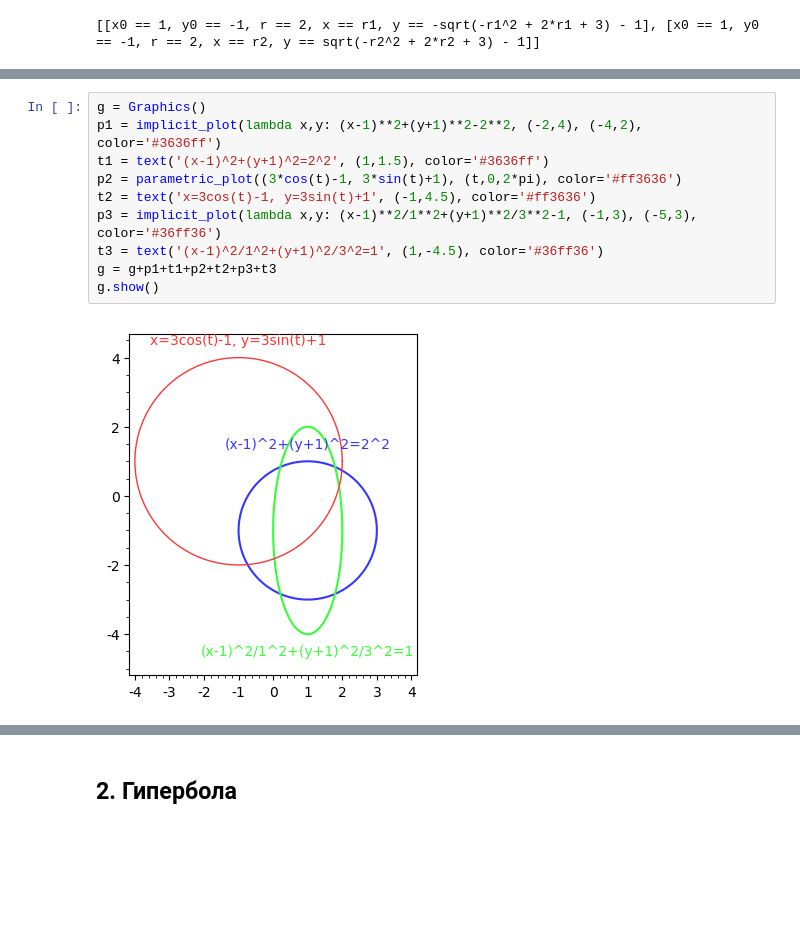
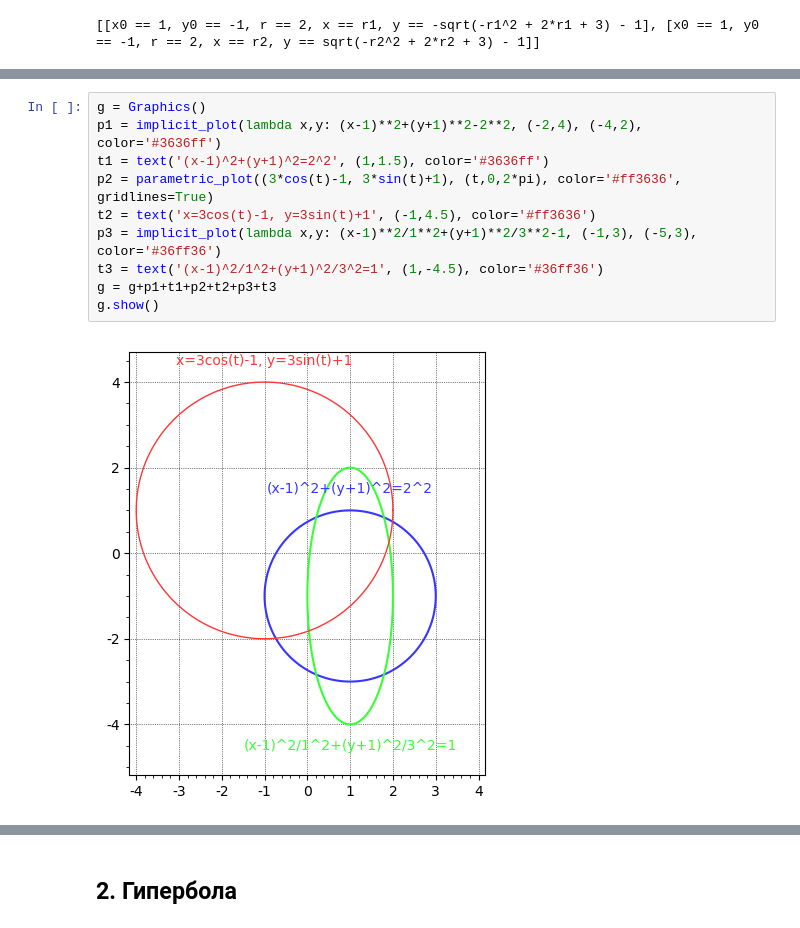
Before and after one commit to OlgaBelitskaya/linear_algebra_practice, a Jupyter notebook: work1_10.ipynb, the cells around one changed output, grey strips where cells are left out. Saved outputs shown, nothing was run; the diff lists cells and outputs as text; blank space fills up the shorter version.

```diff
--- a/work1_10.ipynb
+++ b/work1_10.ipynb
@@ -62,12 +62,12 @@ solve([eq4, x0==1, y0==-1, a==1, b==3], x0,y0,a,b,x,y)
 # %%
 g = Graphics()
 p1 = implicit_plot(lambda x,y: (x-1)**2+(y+1)**2-2**2, (-2,4), (-4,2), color='#3636ff')
 t1 = text('(x-1)^2+(y+1)^2=2^2', (1,1.5), color='#3636ff')
-p2 = parametric_plot((3*cos(t)-1, 3*sin(t)+1), (t,0,2*pi), color='#ff3636')
+p2 = parametric_plot((3*cos(t)-1, 3*sin(t)+1), (t,0,2*pi), color='#ff3636', gridlines=True)
 t2 = text('x=3cos(t)-1, y=3sin(t)+1', (-1,4.5), color='#ff3636')
 p3 = implicit_plot(lambda x,y: (x-1)**2/1**2+(y+1)**2/3**2-1, (-1,3), (-5,3), color='#36ff36')
 t3 = text('(x-1)^2/1^2+(y+1)^2/3^2=1', (1,-4.5), color='#36ff36')
 g = g+p1+t1+p2+t2+p3+t3
 g.show()
 # %% [output]
-[figure, old version]
+[figure, new version]
```
Also changed, not shown: parts of 6 cells of this notebook.
